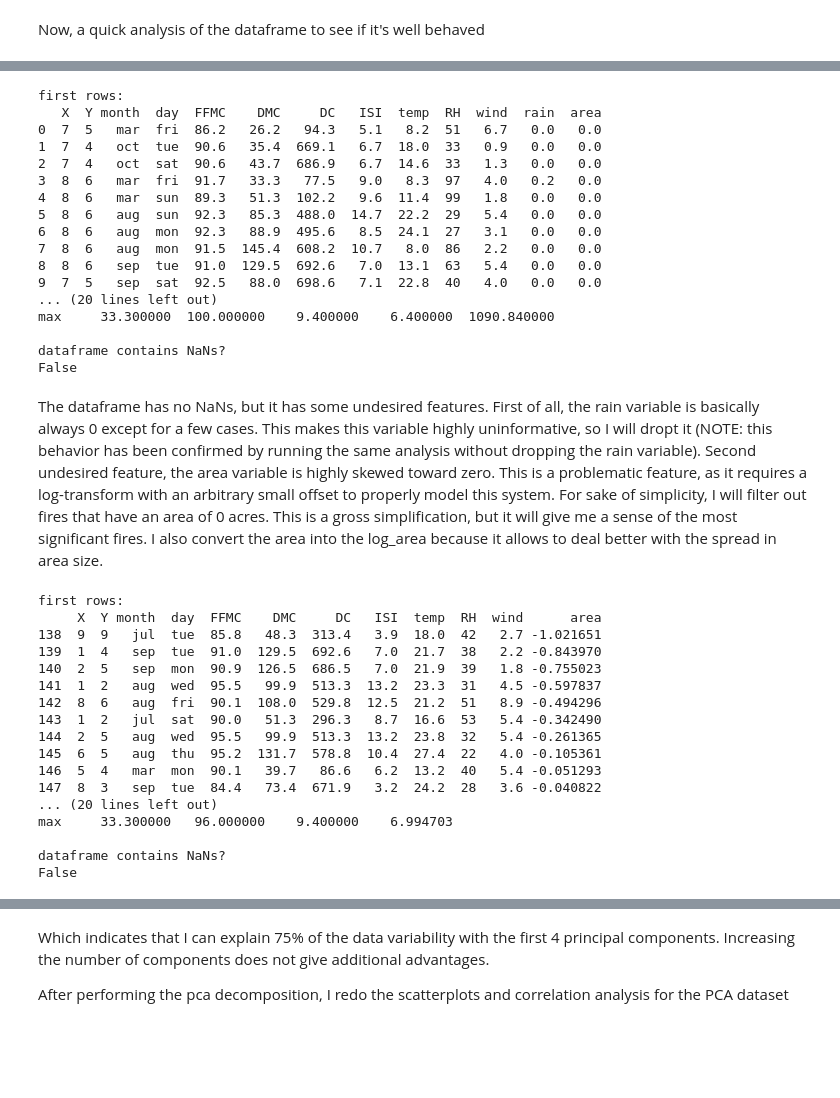
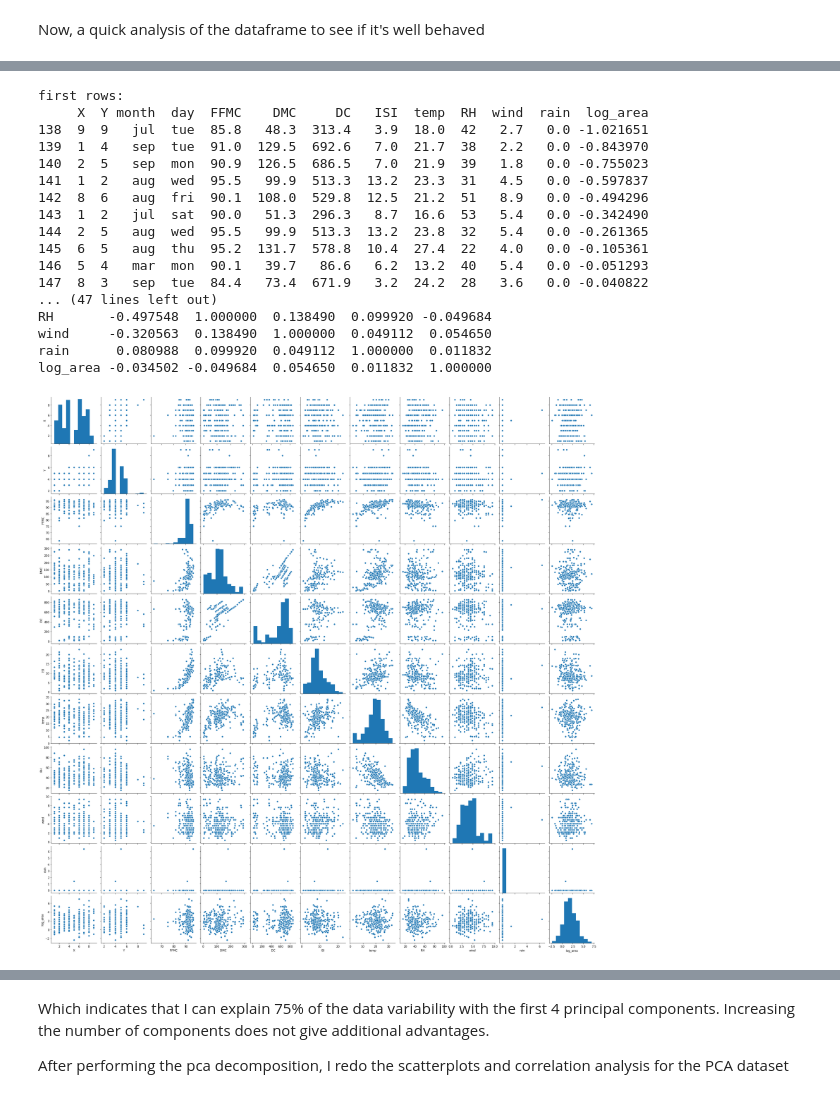
Before and after one commit to davide-chiuchiu/python_sample_with_forest_fires, a Jupyter notebook: Quick analysis for fire dataset in python.ipynb, the cells around one changed output, grey strips where cells are left out. Drawn from its saved outputs; the diff is of its cells as text; code cells hidden in the pictures; blank space fills up the shorter version.

```diff
--- a/Quick analysis for fire dataset in python.ipynb
+++ b/Quick analysis for fire dataset in python.ipynb
@@ -18,62 +80,35 @@ Now, a quick analysis of the dataframe to see if it's well behaved
 # %%
+fire_dataframe = fire_dataframe[fire_dataframe["area"] > 0]
+fire_dataframe["area"] = numpy.log(fire_dataframe["area"])
+fire_dataframe = fire_dataframe.rename(columns = {"area" : "log_area"})
 # inspect first rows
 print("\nfirst rows:")
 print(fire_dataframe.head(10))
 # inspect dataframe summary
 print("\ndataframe sumary:")
 print(fire_dataframe.describe())
-# inspect if there are NaNs
-print("\ndataframe contains NaNs?")
-print(fire_dataframe.isnull().values.any())
+# quick scatterplots of unprocessed data
+print("\nVisual inspection of data")
+print(seaborn.pairplot(fire_dataframe))
+# inspect correlations between data
+print("\nInspection of correlations")
+print(fire_dataframe.corr())
 # %% [output]
 first rows:
-   X  Y month  day  FFMC    DMC     DC   ISI  temp  RH  wind  rain  area
-0  7  5   mar  fri  86.2   26.2   94.3   5.1   8.2  51   6.7   0.0   0.0
-1  7  4   oct  tue  90.6   35.4  669.1   6.7  18.0  33   0.9   0.0   0.0
-2  7  4   oct  sat  90.6   43.7  686.9   6.7  14.6  33   1.3   0.0   0.0
-3  8  6   mar  fri  91.7   33.3   77.5   9.0   8.3  97   4.0   0.2   0.0
-4  8  6   mar  sun  89.3   51.3  102.2   9.6  11.4  99   1.8   0.0   0.0
-5  8  6   aug  sun  92.3   85.3  488.0  14.7  22.2  29   5.4   0.0   0.0
-6  8  6   aug  mon  92.3   88.9  495.6   8.5  24.1  27   3.1   0.0   0.0
-7  8  6   aug  mon  91.5  145.4  608.2  10.7   8.0  86   2.2   0.0   0.0
-8  8  6   sep  tue  91.0  129.5  692.6   7.0  13.1  63   5.4   0.0   0.0
-9  7  5   sep  sat  92.5   88.0  698.6   7.1  22.8  40   4.0   0.0   0.0
-... (20 lines left out)
-max     33.300000  100.000000    9.400000    6.400000  1090.840000
-
-dataframe contains NaNs?
-False
+     X  Y month  day  FFMC    DMC     DC   ISI  temp  RH  wind  rain  log_area
+138  9  9   jul  tue  85.8   48.3  313.4   3.9  18.0  42   2.7   0.0 -1.021651
+139  1  4   sep  tue  91.0  129.5  692.6   7.0  21.7  38   2.2   0.0 -0.843970
+140  2  5   sep  mon  90.9  126.5  686.5   7.0  21.9  39   1.8   0.0 -0.755023
+141  1  2   aug  wed  95.5   99.9  513.3  13.2  23.3  31   4.5   0.0 -0.597837
+142  8  6   aug  fri  90.1  108.0  529.8  12.5  21.2  51   8.9   0.0 -0.494296
+143  1  2   jul  sat  90.0   51.3  296.3   8.7  16.6  53   5.4   0.0 -0.342490
+144  2  5   aug  wed  95.5   99.9  513.3  13.2  23.8  32   5.4   0.0 -0.261365
+145  6  5   aug  thu  95.2  131.7  578.8  10.4  27.4  22   4.0   0.0 -0.105361
+146  5  4   mar  mon  90.1   39.7   86.6   6.2  13.2  40   5.4   0.0 -0.051293
+147  8  3   sep  tue  84.4   73.4  671.9   3.2  24.2  28   3.6   0.0 -0.040822
+... (47 lines left out)
+RH       -0.497548  1.000000  0.138490  0.099920 -0.049684
+wind     -0.320563  0.138490  1.000000  0.049112  0.054650
+rain      0.080988  0.099920  0.049112  1.000000  0.011832
+log_area -0.034502 -0.049684  0.054650  0.011832  1.000000
+[figure, added]
-# %% [markdown]
-The dataframe has no NaNs, but it has some undesired features. First of all, the rain variable is basically always 0 except for a few cases. This makes this variable highly uninformative, so I will dropt it (NOTE: this behavior has been confirmed by running the same analysis without dropping the rain variable). Second undesired feature, the area variable is highly skewed toward zero. This is a problematic feature, as it requires a log-transform with an arbitrary small offset to properly model this system. For sake of simplicity, I will filter out fires that have an area of 0 acres. This is a gross simplification, but it will give me a sense of the most significant fires. I also convert the area into the log_area because it allows to deal better with the spread in area size.
-# %%
-fire_dataframe = fire_dataframe.drop("rain", axis = 1)
-fire_dataframe = fire_dataframe[fire_dataframe["area"] > 0]
-fire_dataframe["area"] = numpy.log(fire_dataframe["area"])
-
-# inspect first rows
-print("\nfirst rows:")
-print(fire_dataframe.head(10))
-# inspect dataframe summary
-print("\ndataframe sumary:")
-print(fire_dataframe.describe())
-# inspect if there are NaNs
-print("\ndataframe contains NaNs?")
-print(fire_dataframe.isnull().values.any())
-# %% [output]
-first rows:
-     X  Y month  day  FFMC    DMC     DC   ISI  temp  RH  wind      area
-138  9  9   jul  tue  85.8   48.3  313.4   3.9  18.0  42   2.7 -1.021651
-139  1  4   sep  tue  91.0  129.5  692.6   7.0  21.7  38   2.2 -0.843970
-140  2  5   sep  mon  90.9  126.5  686.5   7.0  21.9  39   1.8 -0.755023
-141  1  2   aug  wed  95.5   99.9  513.3  13.2  23.3  31   4.5 -0.597837
-142  8  6   aug  fri  90.1  108.0  529.8  12.5  21.2  51   8.9 -0.494296
-143  1  2   jul  sat  90.0   51.3  296.3   8.7  16.6  53   5.4 -0.342490
-144  2  5   aug  wed  95.5   99.9  513.3  13.2  23.8  32   5.4 -0.261365
-145  6  5   aug  thu  95.2  131.7  578.8  10.4  27.4  22   4.0 -0.105361
-146  5  4   mar  mon  90.1   39.7   86.6   6.2  13.2  40   5.4 -0.051293
-147  8  3   sep  tue  84.4   73.4  671.9   3.2  24.2  28   3.6 -0.040822
-... (20 lines left out)
-max     33.300000   96.000000    9.400000    6.994703
-
-dataframe contains NaNs?
-False
```
Also changed, not shown: parts of 21 cells of this notebook.
